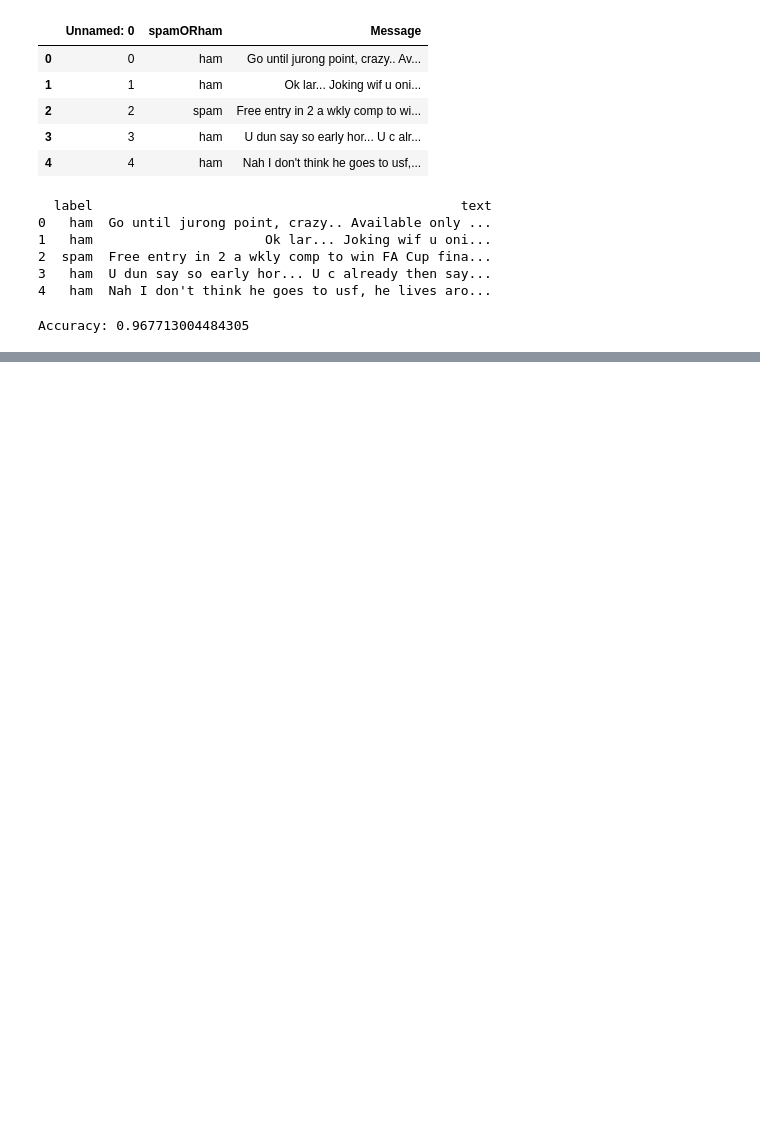
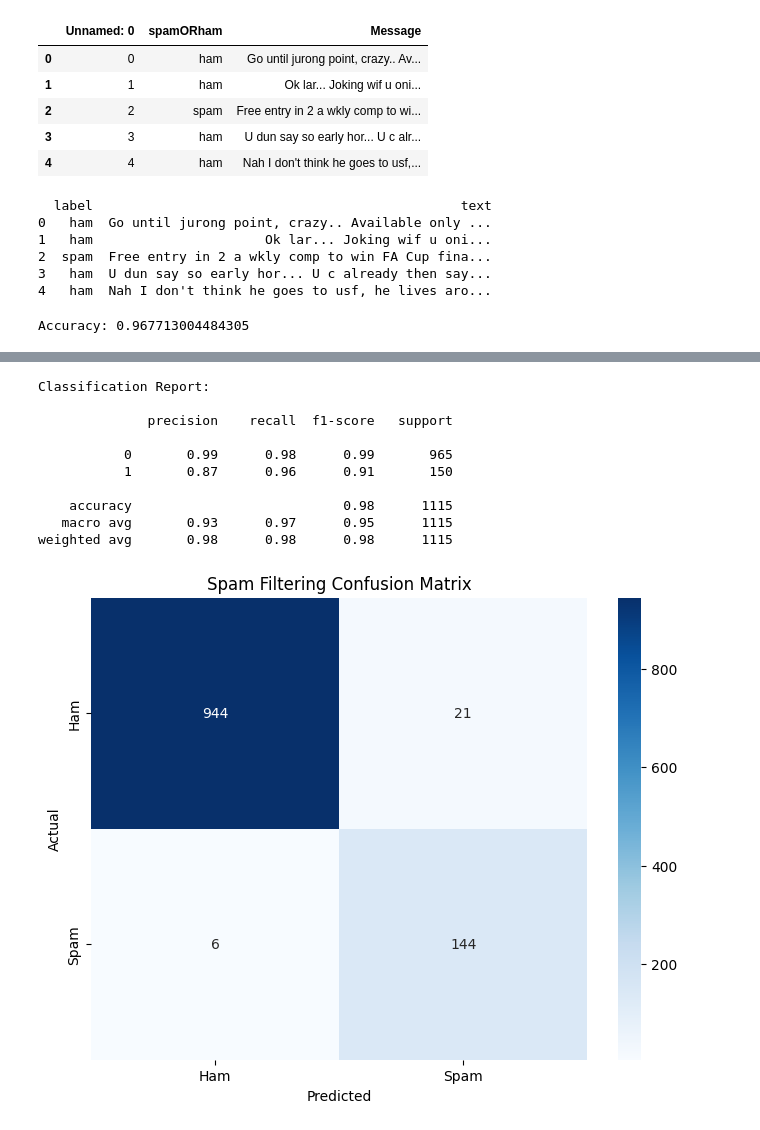
Before and after one commit to Salma-rar/Spam_Filtering_ML, a Jupyter notebook: data_Preprocessing/spam_filter.ipynb, the cells around one changed output, grey strips where cells are left out. Saved outputs shown, nothing was run; the diff lists cells and outputs as text; code cells hidden in the pictures; blank space fills up the shorter version.

```diff
--- a/data_Preprocessing/spam_filter.ipynb
+++ b/data_Preprocessing/spam_filter.ipynb
@@ -58,0 +153,39 @@ Accuracy: 0.967713004484305
+# %%
+
+
+
+
+
+vectorizer = TfidfVectorizer(stop_words='english', ngram_range=(1, 2))
+
+X = vectorizer.fit_transform(df['text'])
+y = df['label']
+
+
+X_train, X_test, y_train, y_test = train_test_split(X, y, test_size=0.2, random_state=42)
+model = MultinomialNB(alpha=0.1)
+model.fit(X_train, y_train)
+
+y_pred = model.predict(X_test)
+print("Classification Report:\n")
+print(classification_report(y_test, y_pred))
+
+plt.figure(figsize=(8, 6))
+sns.heatmap(confusion_matrix(y_test, y_pred), annot=True, fmt='d', cmap='Blues',
+            xticklabels=['Ham', 'Spam'], yticklabels=['Ham', 'Spam'])
+plt.xlabel('Predicted')
+plt.ylabel('Actual')
+plt.title('Spam Filtering Confusion Matrix')
+plt.show()
+# %% [output]
+Classification Report:
+
+              precision    recall  f1-score   support
+
+           0       0.99      0.98      0.99       965
+           1       0.87      0.96      0.91       150
+
+    accuracy                           0.98      1115
+   macro avg       0.93      0.97      0.95      1115
+weighted avg       0.98      0.98      0.98      1115
+[figure, added]
```
Also changed, not shown: parts of 4 cells of this notebook.
